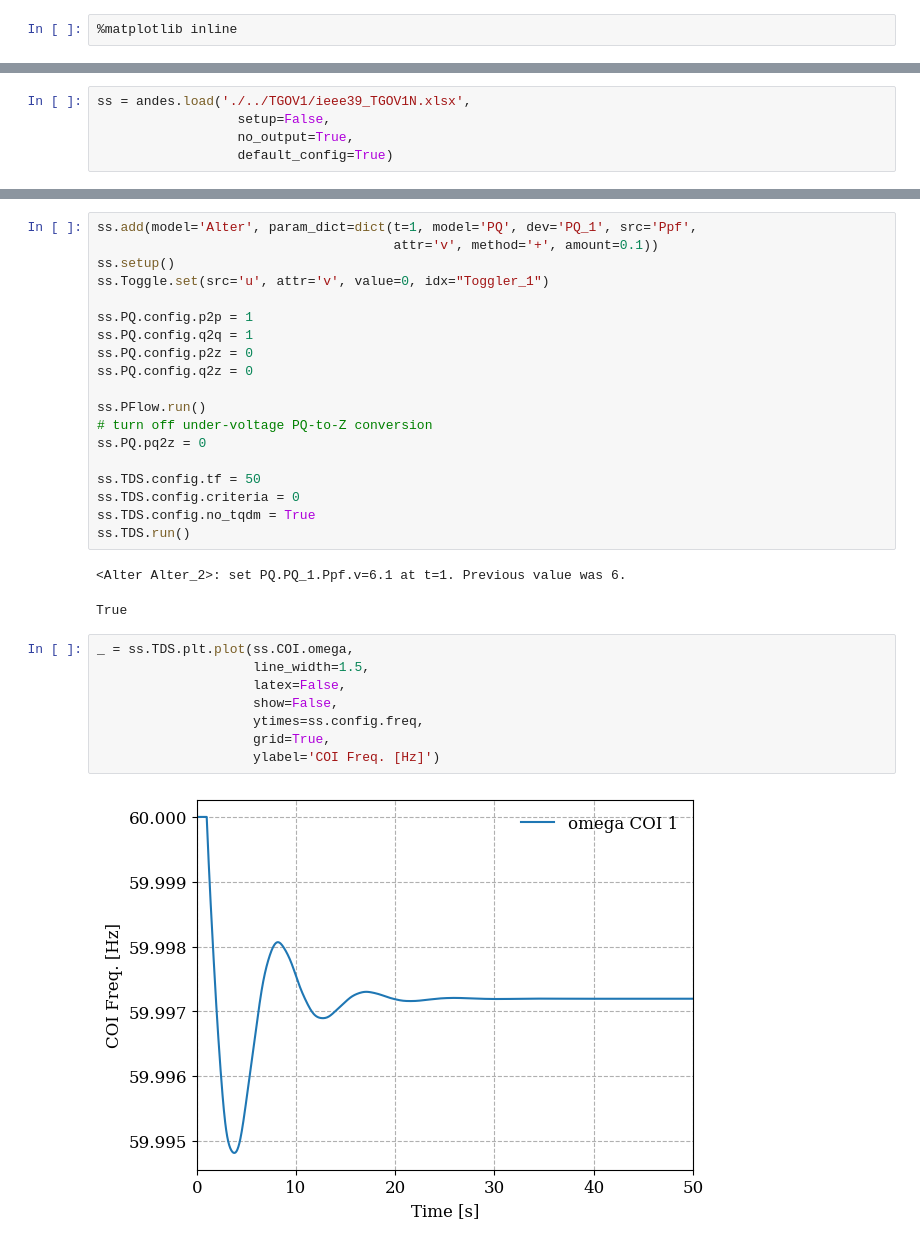
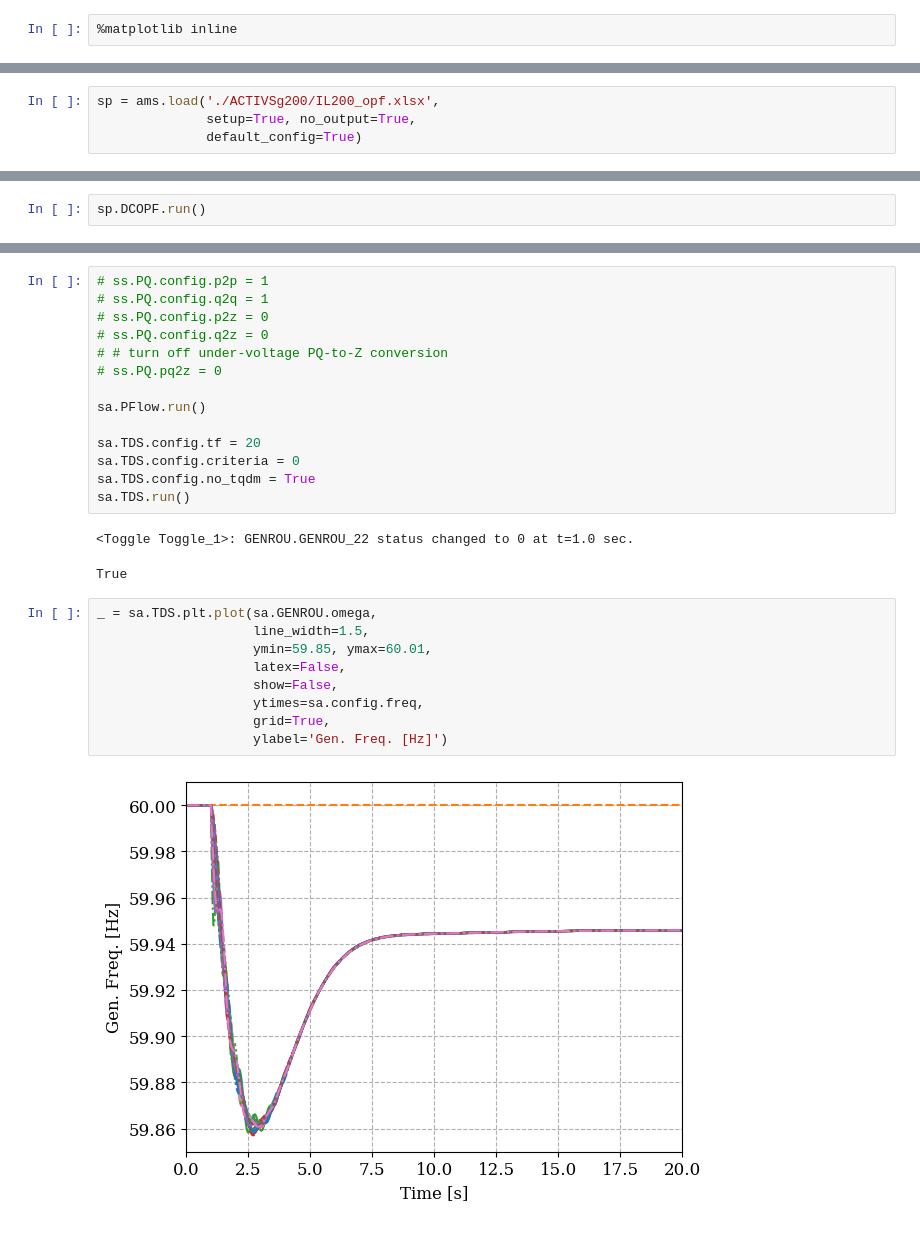
Before and after one commit to jinningwang/thermal_inertia, a Jupyter notebook: TurbineGov.ipynb, the cells around one changed output, grey strips where cells are left out. Cells and saved outputs as stored; diff of their text form.

```diff
--- a/TurbineGov.ipynb
+++ b/TurbineGov.ipynb
@@ -11,5 +13,4 @@ andes.config_logger(stream_level=40)
 # %%
-ss = andes.load('./../TGOV1/ieee39_TGOV1N.xlsx',
-                  setup=False,
-                  no_output=True,
-                  default_config=True)
+sp = ams.load('./ACTIVSg200/IL200_opf.xlsx',
+              setup=True, no_output=True,
+              default_config=True)
@@ -15,0 +50,2 @@ ss = andes.load('./../TGOV1/ieee39_TGOV1N.xlsx',
+# %%
+sp.DCOPF.run()
@@ -16,32 +97,28 @@ ss = andes.load('./../TGOV1/ieee39_TGOV1N.xlsx',
 # %%
-ss.add(model='Alter', param_dict=dict(t=1, model='PQ', dev='PQ_1', src='Ppf',
-                                      attr='v', method='+', amount=0.1))
-ss.setup()
-ss.Toggle.set(src='u', attr='v', value=0, idx="Toggler_1")
+# ss.PQ.config.p2p = 1
+# ss.PQ.config.q2q = 1
+# ss.PQ.config.p2z = 0
+# ss.PQ.config.q2z = 0
+# # turn off under-voltage PQ-to-Z conversion
+# ss.PQ.pq2z = 0
 
-ss.PQ.config.p2p = 1
-ss.PQ.config.q2q = 1
-ss.PQ.config.p2z = 0
-ss.PQ.config.q2z = 0
+sa.PFlow.run()
 
-ss.PFlow.run()
-# turn off under-voltage PQ-to-Z conversion
-ss.PQ.pq2z = 0
-
-ss.TDS.config.tf = 50
-ss.TDS.config.criteria = 0
-ss.TDS.config.no_tqdm = True
-ss.TDS.run()
+sa.TDS.config.tf = 20
+sa.TDS.config.criteria = 0
+sa.TDS.config.no_tqdm = True
+sa.TDS.run()
 # %% [output]
-<Alter Alter_2>: set PQ.PQ_1.Ppf.v=6.1 at t=1. Previous value was 6.
+<Toggle Toggle_1>: GENROU.GENROU_22 status changed to 0 at t=1.0 sec.
 True
 # %%
-_ = ss.TDS.plt.plot(ss.COI.omega,
+_ = sa.TDS.plt.plot(sa.GENROU.omega,
                     line_width=1.5,
+                    ymin=59.85, ymax=60.01,
                     latex=False,
                     show=False,
-                    ytimes=ss.config.freq,
+                    ytimes=sa.config.freq,
                     grid=True,
-                    ylabel='COI Freq. [Hz]')
+                    ylabel='Gen. Freq. [Hz]')
 # %% [output]
-[figure, old version]
+[figure, new version]
```
Also changed, not shown: parts of 9 cells of this notebook.
